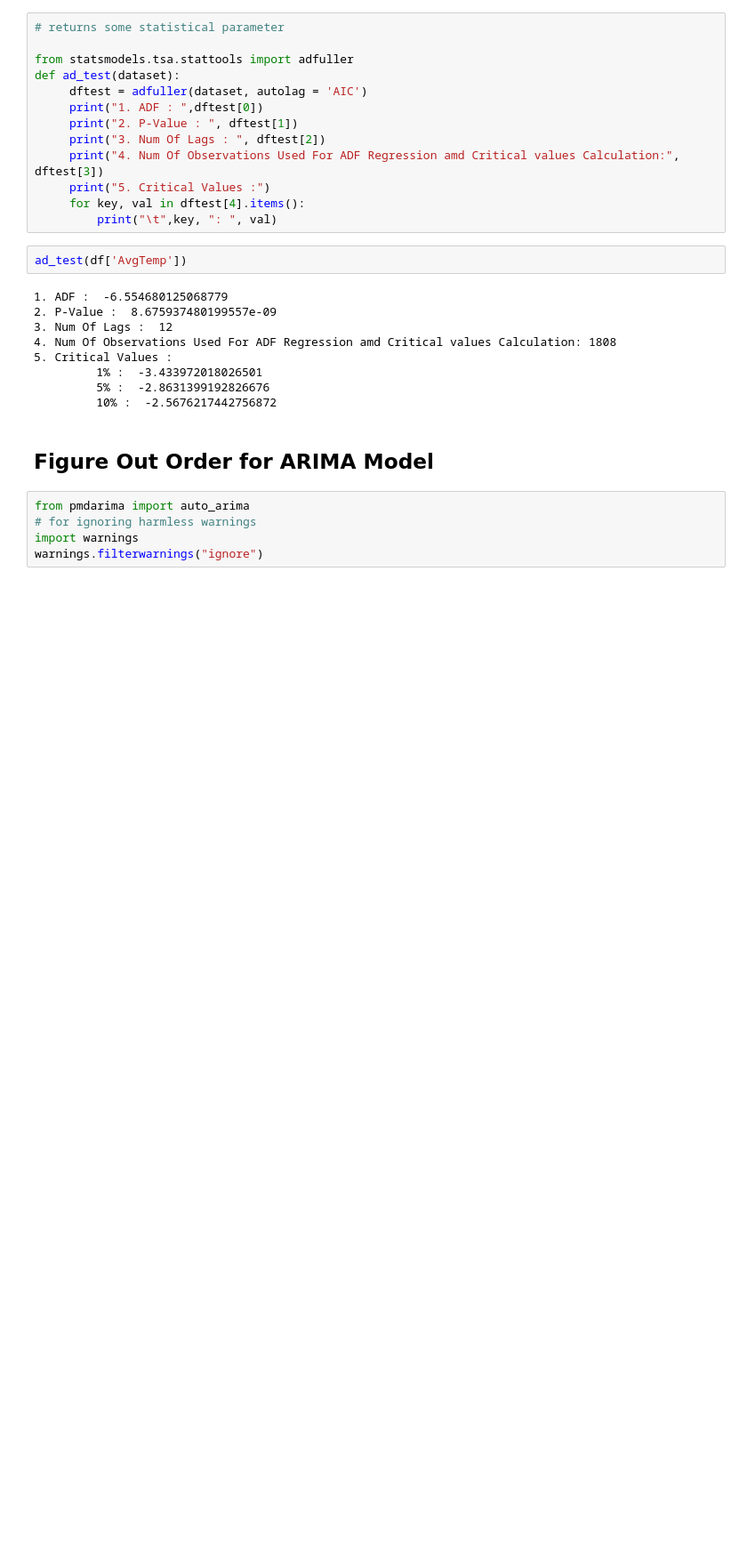
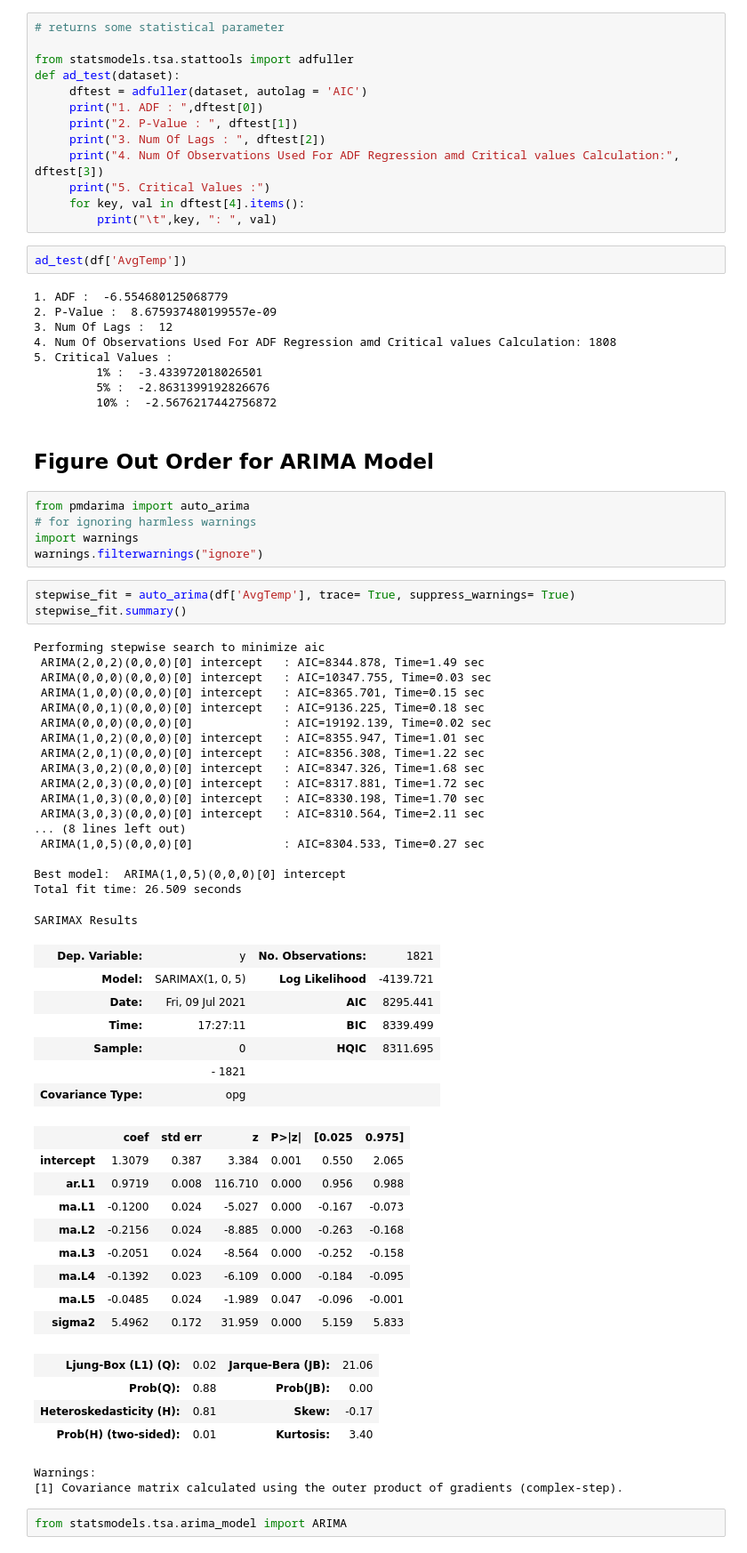
Before and after one commit to Garvit-01/Temperature-Prediction, a Jupyter notebook: file.ipynb, the cells around one changed output. Shown at 89% size. Drawn from its saved outputs; the diff is of its cells as text; blank space fills up the shorter version.

Commit message:
Model Train

```diff
--- a/file.ipynb
+++ b/file.ipynb
@@ -77,3 +77,49 @@ from pmdarima import auto_arima
 # for ignoring harmless warnings
 import warnings
 warnings.filterwarnings("ignore")
+# %%
+stepwise_fit = auto_arima(df['AvgTemp'], trace= True, suppress_warnings= True)
+stepwise_fit.summary()
+# %% [output]
+Performing stepwise search to minimize aic
+ ARIMA(2,0,2)(0,0,0)[0] intercept   : AIC=8344.878, Time=1.49 sec
+ ARIMA(0,0,0)(0,0,0)[0] intercept   : AIC=10347.755, Time=0.03 sec
+ ARIMA(1,0,0)(0,0,0)[0] intercept   : AIC=8365.701, Time=0.15 sec
+ ARIMA(0,0,1)(0,0,0)[0] intercept   : AIC=9136.225, Time=0.18 sec
+ ARIMA(0,0,0)(0,0,0)[0]             : AIC=19192.139, Time=0.02 sec
+ ARIMA(1,0,2)(0,0,0)[0] intercept   : AIC=8355.947, Time=1.01 sec
+ ARIMA(2,0,1)(0,0,0)[0] intercept   : AIC=8356.308, Time=1.22 sec
+ ARIMA(3,0,2)(0,0,0)[0] intercept   : AIC=8347.326, Time=1.68 sec
+ ARIMA(2,0,3)(0,0,0)[0] intercept   : AIC=8317.881, Time=1.72 sec
+ ARIMA(1,0,3)(0,0,0)[0] intercept   : AIC=8330.198, Time=1.70 sec
+ ARIMA(3,0,3)(0,0,0)[0] intercept   : AIC=8310.564, Time=2.11 sec
+... (8 lines left out)
+ ARIMA(1,0,5)(0,0,0)[0]             : AIC=8304.533, Time=0.27 sec
+
+Best model:  ARIMA(1,0,5)(0,0,0)[0] intercept
+Total fit time: 26.509 seconds
+SARIMAX Results
+| Dep. Variable: | y | No. Observations: | 1821 |
+| Model: | SARIMAX(1, 0, 5) | Log Likelihood | -4139.721 |
+| Date: | Fri, 09 Jul 2021 | AIC | 8295.441 |
+| Time: | 17:27:11 | BIC | 8339.499 |
+| Sample: | 0 | HQIC | 8311.695 |
+|  | - 1821 |  |  |
+| Covariance Type: | opg |  |  |
+|  | coef | std err | z | P>|z| | [0.025 | 0.975] |
+| intercept | 1.3079 | 0.387 | 3.384 | 0.001 | 0.550 | 2.065 |
+| ar.L1 | 0.9719 | 0.008 | 116.710 | 0.000 | 0.956 | 0.988 |
+| ma.L1 | -0.1200 | 0.024 | -5.027 | 0.000 | -0.167 | -0.073 |
+| ma.L2 | -0.2156 | 0.024 | -8.885 | 0.000 | -0.263 | -0.168 |
+| ma.L3 | -0.2051 | 0.024 | -8.564 | 0.000 | -0.252 | -0.158 |
+| ma.L4 | -0.1392 | 0.023 | -6.109 | 0.000 | -0.184 | -0.095 |
+| ma.L5 | -0.0485 | 0.024 | -1.989 | 0.047 | -0.096 | -0.001 |
+| sigma2 | 5.4962 | 0.172 | 31.959 | 0.000 | 5.159 | 5.833 |
+| Ljung-Box (L1) (Q): | 0.02 | Jarque-Bera (JB): | 21.06 |
+| Prob(Q): | 0.88 | Prob(JB): | 0.00 |
+| Heteroskedasticity (H): | 0.81 | Skew: | -0.17 |
+| Prob(H) (two-sided): | 0.01 | Kurtosis: | 3.40 |
+Warnings:
+[1] Covariance matrix calculated using the outer product of gradients (complex-step).
+# %%
+from statsmodels.tsa.arima_model import ARIMA
```
Also changed, not shown: parts of 6 cells of this notebook.
